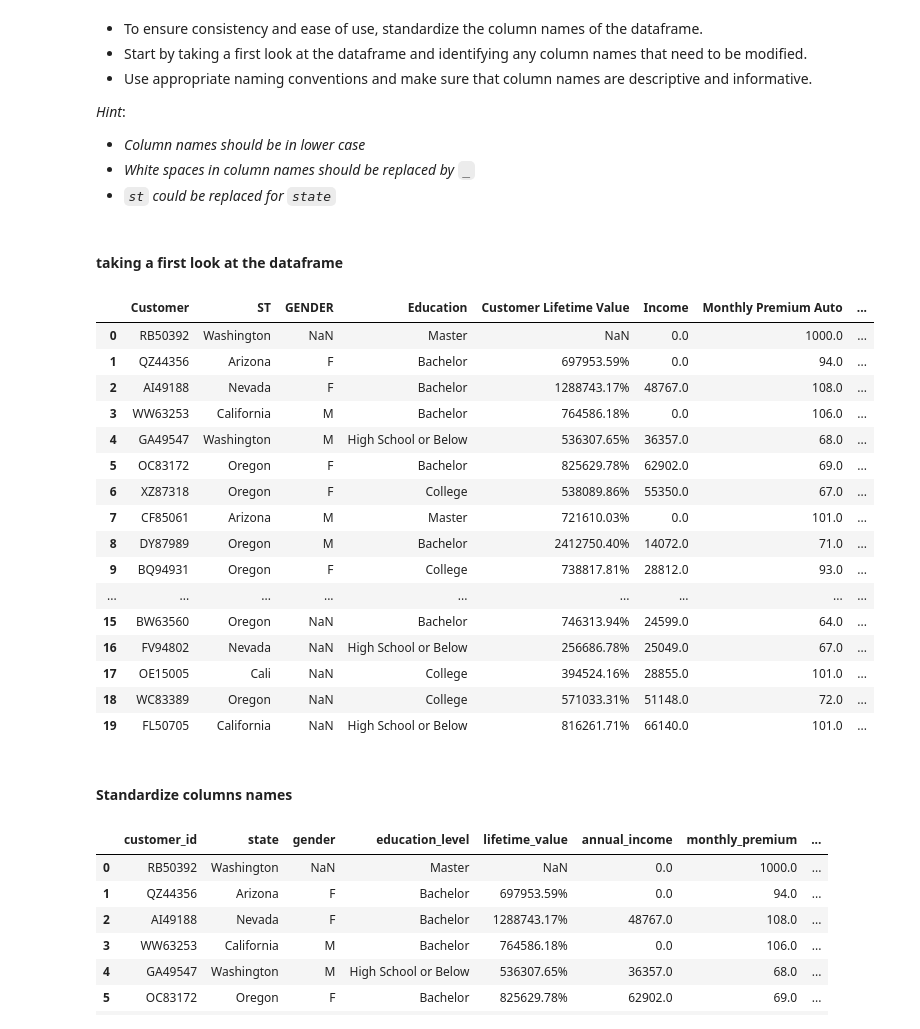
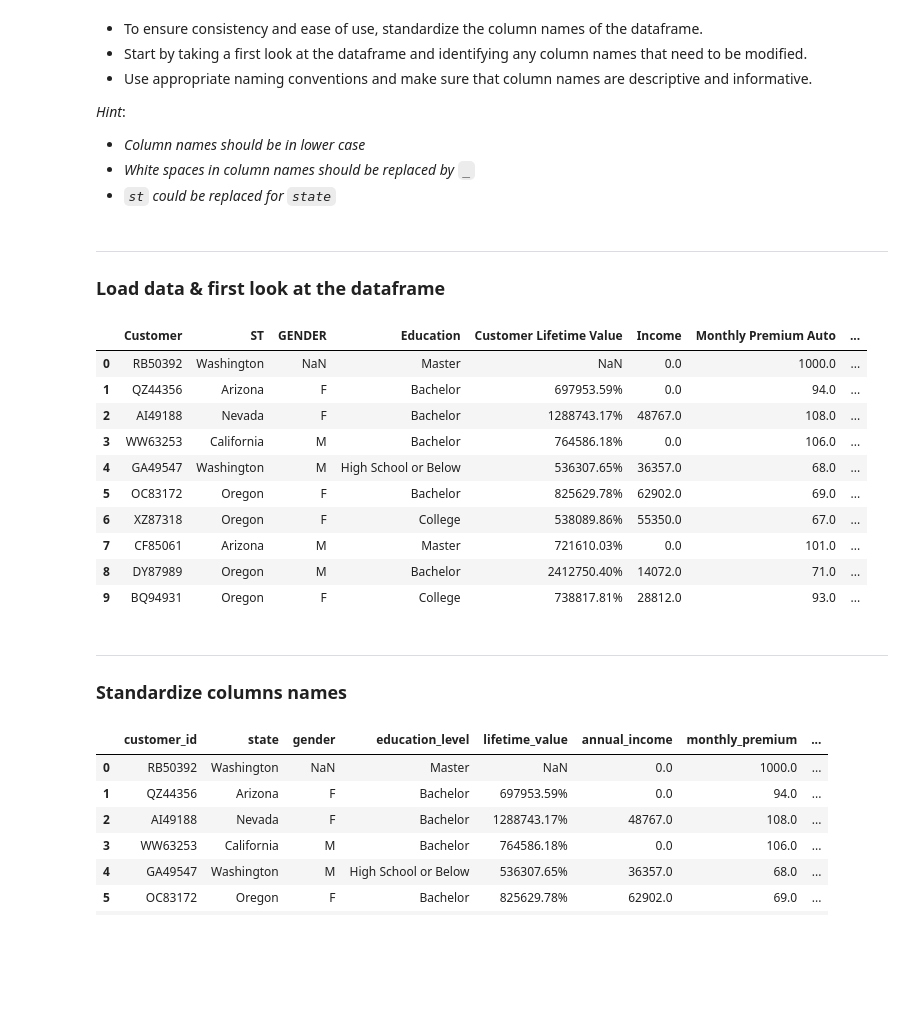
Before and after one commit to samia-boubaya/09_lab-dw-data-cleaning-and-formatting, a Jupyter notebook: lab-dw-data-cleaning-and-formatting copy.ipynb, the cells around one changed output. Drawn from its saved outputs; the diff is of its cells as text; code cells hidden in the pictures; blank space fills up the shorter version.

```diff
--- a/lab-dw-data-cleaning-and-formatting copy.ipynb
+++ b/lab-dw-data-cleaning-and-formatting copy.ipynb
@@ -20,29 +20,26 @@ In this lab, we will be working with the customer data from an insurance company
 - *White spaces in column names should be replaced by `_`*
 - *`st` could be replaced for `state`*
 # %% [markdown]
-#### taking a first look at the dataframe
+---
+### Load data & first look at the dataframe
 # %%
+# load raw data into a pandas DataFrame
 import pandas as pd
 df = pd.read_csv('https://raw.githubusercontent.com/data-bootcamp-v4/data/main/file1.csv')
-df.head(20)
+df.head(10)
 # %% [output]
 |  | Customer | ST | GENDER | Education | Customer Lifetime Value | Income | Monthly Premium Auto | ... |
 | 0 | RB50392 | Washington | NaN | Master | NaN | 0.0 | 1000.0 | ... |
 | 1 | QZ44356 | Arizona | F | Bachelor | 697953.59% | 0.0 | 94.0 | ... |
 | 2 | AI49188 | Nevada | F | Bachelor | 1288743.17% | 48767.0 | 108.0 | ... |
 | 3 | WW63253 | California | M | Bachelor | 764586.18% | 0.0 | 106.0 | ... |
 | 4 | GA49547 | Washington | M | High School or Below | 536307.65% | 36357.0 | 68.0 | ... |
 | 5 | OC83172 | Oregon | F | Bachelor | 825629.78% | 62902.0 | 69.0 | ... |
 | 6 | XZ87318 | Oregon | F | College | 538089.86% | 55350.0 | 67.0 | ... |
 | 7 | CF85061 | Arizona | M | Master | 721610.03% | 0.0 | 101.0 | ... |
 | 8 | DY87989 | Oregon | M | Bachelor | 2412750.40% | 14072.0 | 71.0 | ... |
 | 9 | BQ94931 | Oregon | F | College | 738817.81% | 28812.0 | 93.0 | ... |
-| ... | ... | ... | ... | ... | ... | ... | ... | ... |
-| 15 | BW63560 | Oregon | NaN | Bachelor | 746313.94% | 24599.0 | 64.0 | ... |
-| 16 | FV94802 | Nevada | NaN | High School or Below | 256686.78% | 25049.0 | 67.0 | ... |
-| 17 | OE15005 | Cali | NaN | College | 394524.16% | 28855.0 | 101.0 | ... |
-| 18 | WC83389 | Oregon | NaN | College | 571033.31% | 51148.0 | 72.0 | ... |
-| 19 | FL50705 | California | NaN | High School or Below | 816261.71% | 66140.0 | 101.0 | ... |
 # %% [markdown]
-#### Standardize columns names
+---
+### Standardize columns names
 # %%
```
Also changed, not shown: parts of 46 cells of this notebook.
